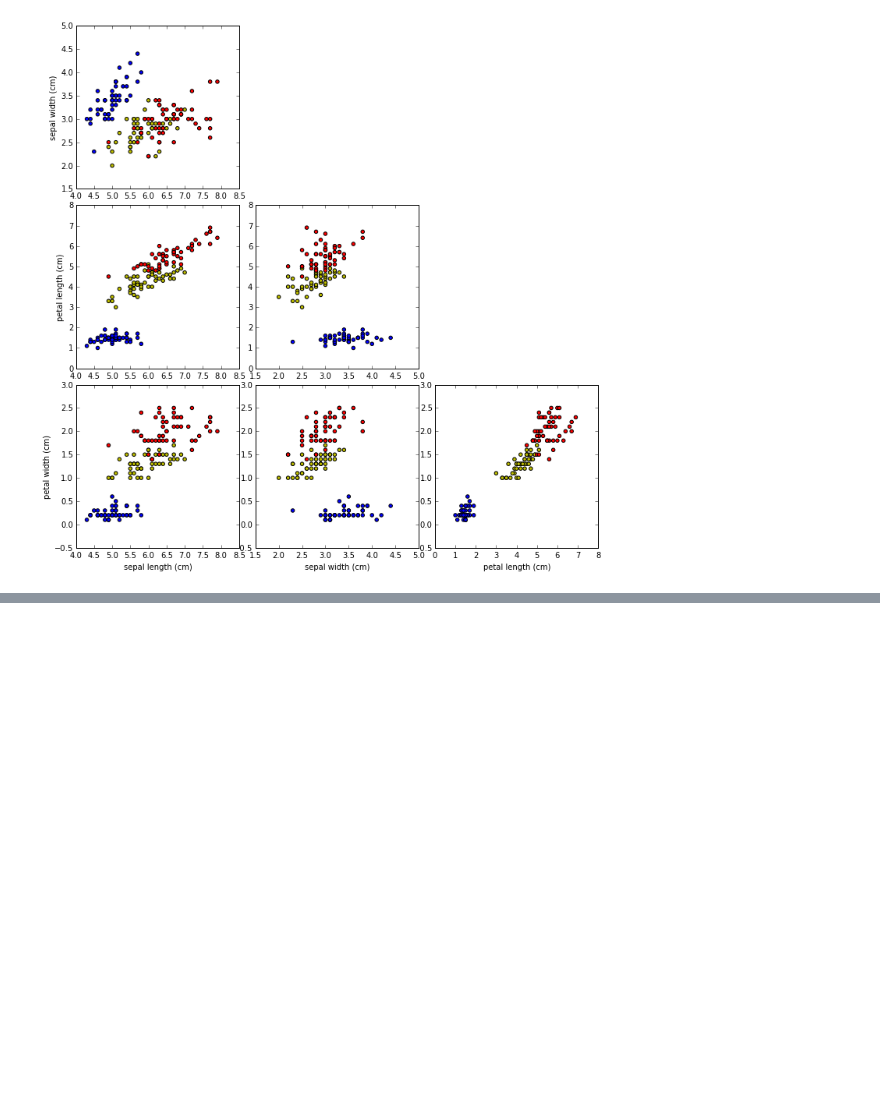
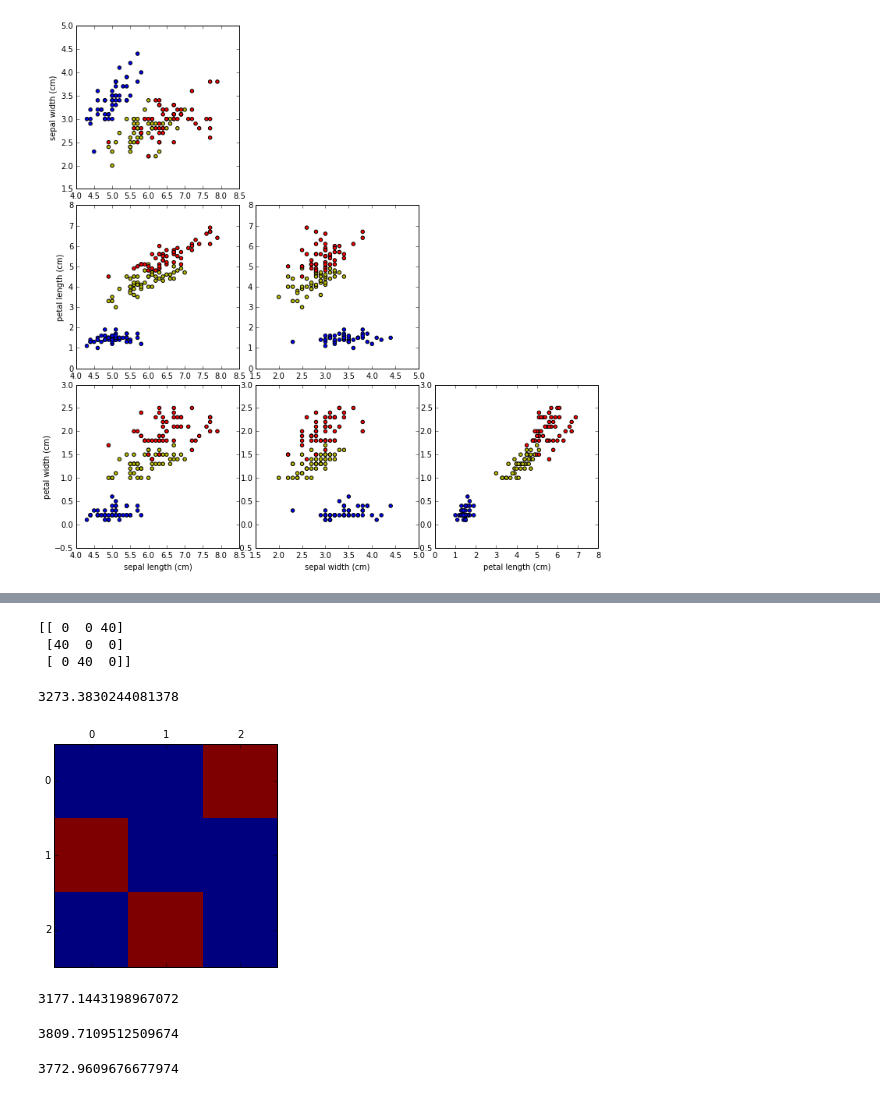
Before and after one commit to marcascott/January_Class, a Jupyter notebook: Class1.ipynb, the cells around one changed output, grey strips where cells are left out. Cells and saved outputs as stored; diff of their text form; code cells hidden in the pictures; blank space fills up the shorter version.

Commit message:
added some mixture model stuff

```diff
--- a/Class1.ipynb
+++ b/Class1.ipynb
@@ -48,3 +56,4 @@ crabs = np.genfromtxt("crabs.csv", dtype=None, delimiter=',', names=True)
 crabs_nms = crabs.dtype.names
 # %%
 simNagin = pd.read_stata("simNagin.dta")
+obs = simNagin.as_matrix()[:,range(12,22)]
@@ -54,0 +60,34 @@ X_reduced = PCA(n_components=3).fit_transform(iris.data)
+# %%
+g = mixture.GMM(covariance_type='diag',n_components=3)
+# %%
+%matplotlib inline
+g.fit(obs)
+gps = g.predict(obs)
+cm = confusion_matrix(simNagin["Group"]-1,gps)
+print cm
+plt.matshow(cm)
+g.bic(obs)
+# %% [output]
+[[ 0  0 40]
+ [40  0  0]
+ [ 0 40  0]]
+3273.3830244081378
+[figure, added]
+# %%
+g = mixture.GMM(covariance_type='spherical',n_components=3)
+g.fit(obs)
+g.bic(obs)
+# %% [output]
+3177.1443198967072
+# %%
+g = mixture.GMM(covariance_type='tied',n_components=3)
+g.fit(obs)
+g.bic(obs)
+# %% [output]
+3809.7109512509674
+# %%
+g = mixture.GMM(covariance_type='full',n_components=3)
+g.fit(obs)
+g.bic(obs)
+# %% [output]
+3772.9609676677974
```
Also changed, not shown: parts of 3 cells of this notebook.
